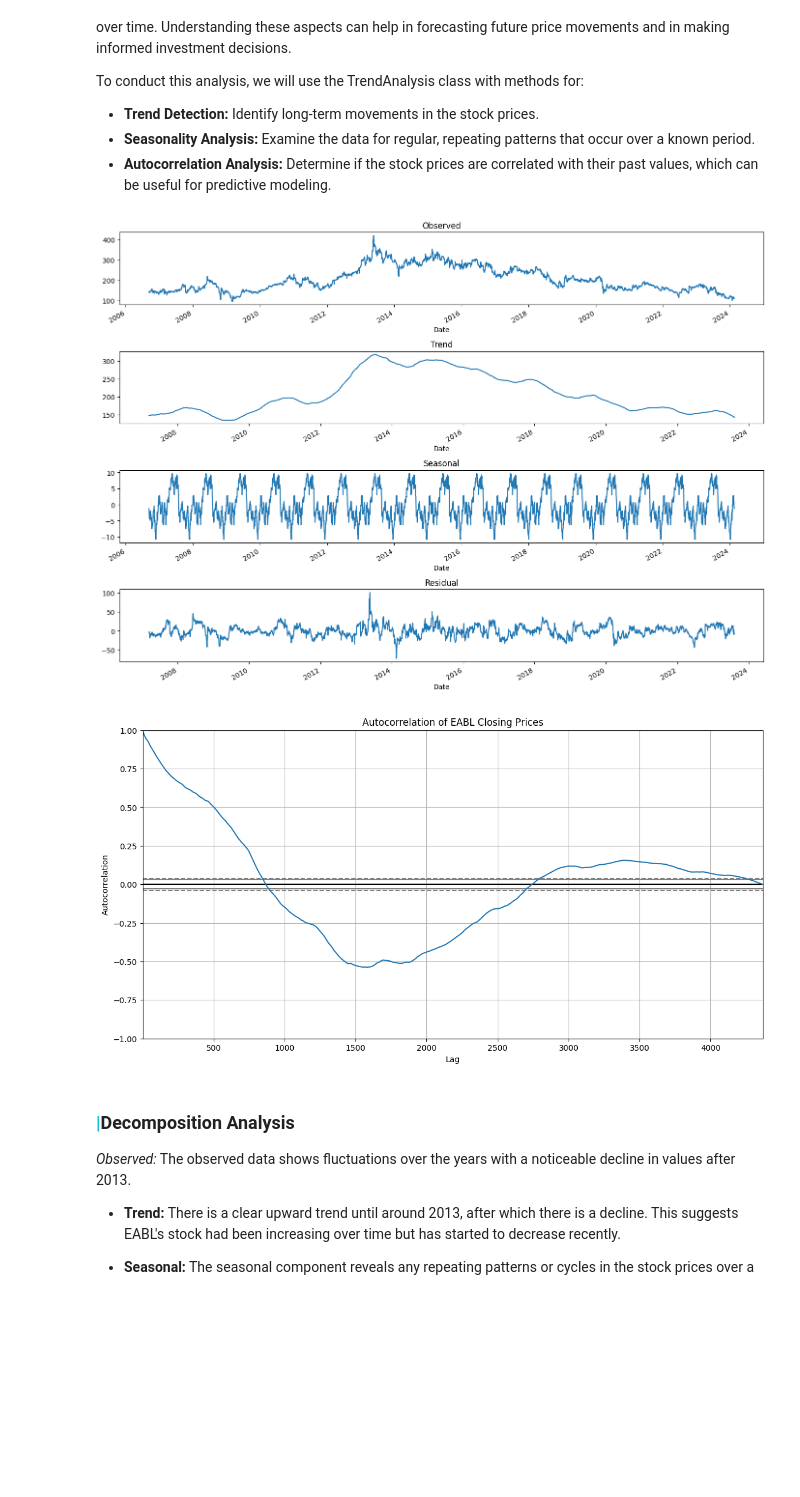
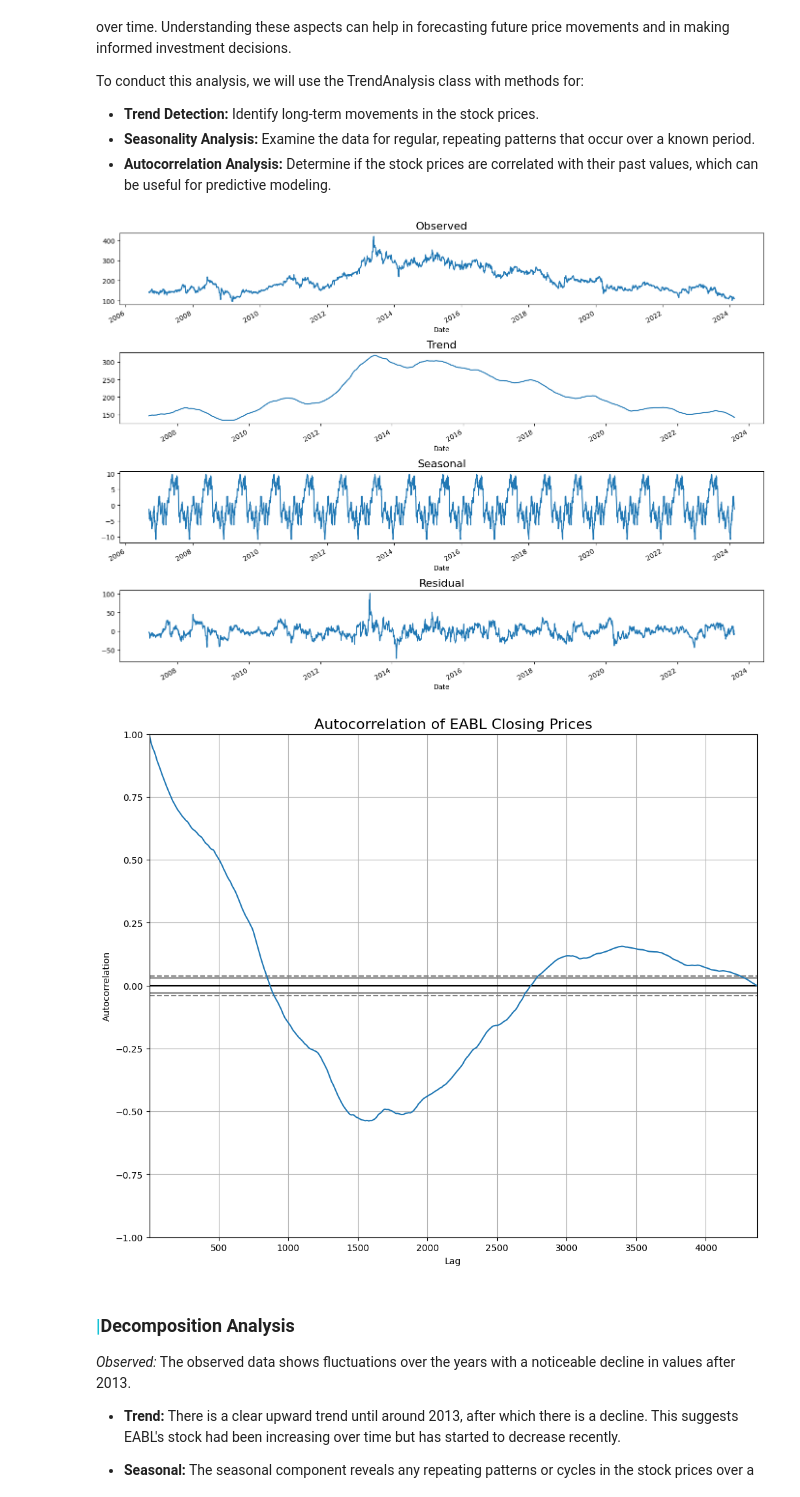
Before and after one commit to derak-isaack/dsc-capstone-project_finale, a Jupyter notebook: main.ipynb, the cells around one changed output. Cells and saved outputs as stored; diff of their text form; code cells hidden in the pictures; blank space fills up the shorter version.

```diff
--- a/main.ipynb
+++ b/main.ipynb
@@ -102,6 +98,6 @@ import joblib
 This process involves reading in data with the aim of understanding its structure, content, and quality. It includes tasks such as exploring the dataset's features, identifying missing values, descriptive statistics, and gaining insights into the relationships between variables. Through data understanding, we lay the foundation for subsequent steps and get a better feel of what to expect when handling the data down to the modelling process.
 # %%
 # Load the final_merge.csv file into a Pandas DataFrame.
-df = pd.read_csv("MergedData/final_merge.csv")
+df = pd.read_csv("MergedData/final_merge.csv", index_col=0)
 df.head()
 # %% [output]
@@ -413,41 +412,41 @@ class TrendAnalysis:
     def plot_decomposition(self, decomposition):
         """
         Plot the decomposed components of the time series.
         """
         fig, (ax1, ax2, ax3, ax4) = plt.subplots(4, 1, figsize=(14, 10))
         decomposition.observed.plot(ax=ax1)
-        ax1.set_title('Observed')
+        ax1.set_title('Observed', fontsize = 16)
         decomposition.trend.plot(ax=ax2)
-        ax2.set_title('Trend')
+        ax2.set_title('Trend', fontsize = 16)
         decomposition.seasonal.plot(ax=ax3)
-        ax3.set_title('Seasonal')
+        ax3.set_title('Seasonal', fontsize = 16)
         decomposition.resid.plot(ax=ax4)
-        ax4.set_title('Residual')
+        ax4.set_title('Residual', fontsize = 16)
         plt.tight_layout()
 
     def plot_autocorrelation(self):
         """
         Plot the autocorrelation of the 'Close' price to identify any autocorrelation patterns.
         """
-        plt.figure(figsize=(14, 7))
+        plt.figure(figsize=(12, 10))
         autocorrelation_plot(self.data['Close'])
-        plt.title('Autocorrelation of EABL Closing Prices')
+        plt.title('Autocorrelation of EABL Closing Prices', fontsize = 16)
         plt.show()
 
 # Initialize the class with the cleaned data
 trend_analysis = TrendAnalysis(df_eda)
 
 # Decompose the series
 decomposition = trend_analysis.decompose_series()
 
 # Plotting the decomposition
 trend_analysis.plot_decomposition(decomposition)
 
 # Plotting the autocorrelation
 trend_analysis.plot_autocorrelation()
 # %% [output]
-[figure, old version]
+[figure, new version]
-[figure, old version]
+[figure, new version]
 # %% [markdown]
 ### <b> <span style='color:#16C2D5'>|</span>Decomposition Analysis</b>
 *Observed:* The observed data shows fluctuations over the years with a noticeable decline in values after 2013.
```
Also changed, not shown: parts of 59 cells of this notebook, 4 other files.
